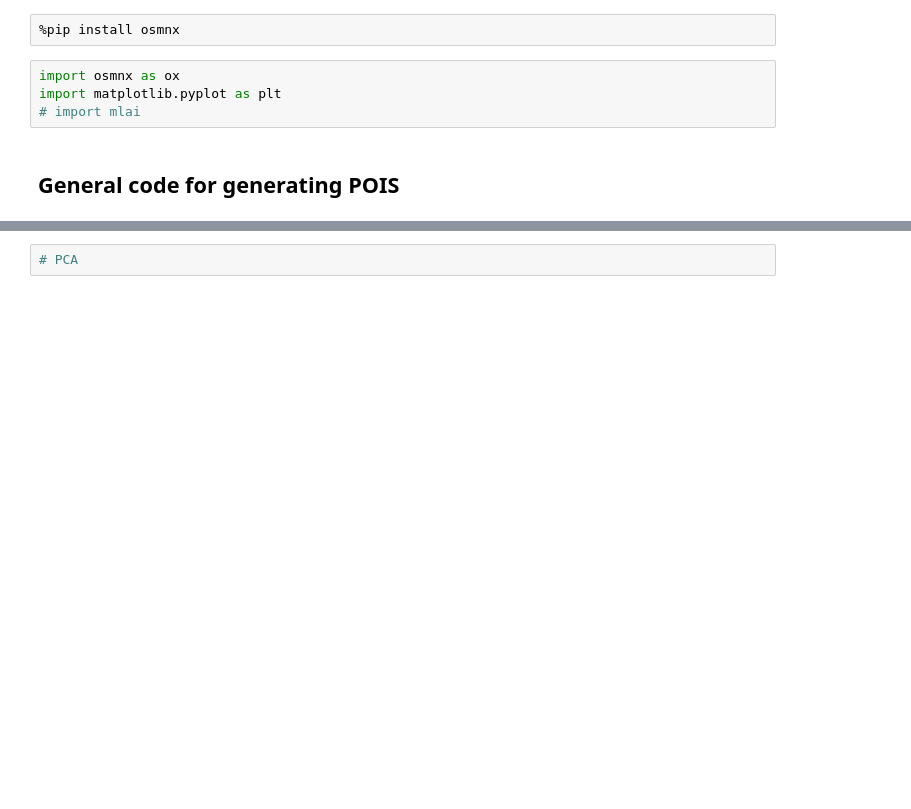
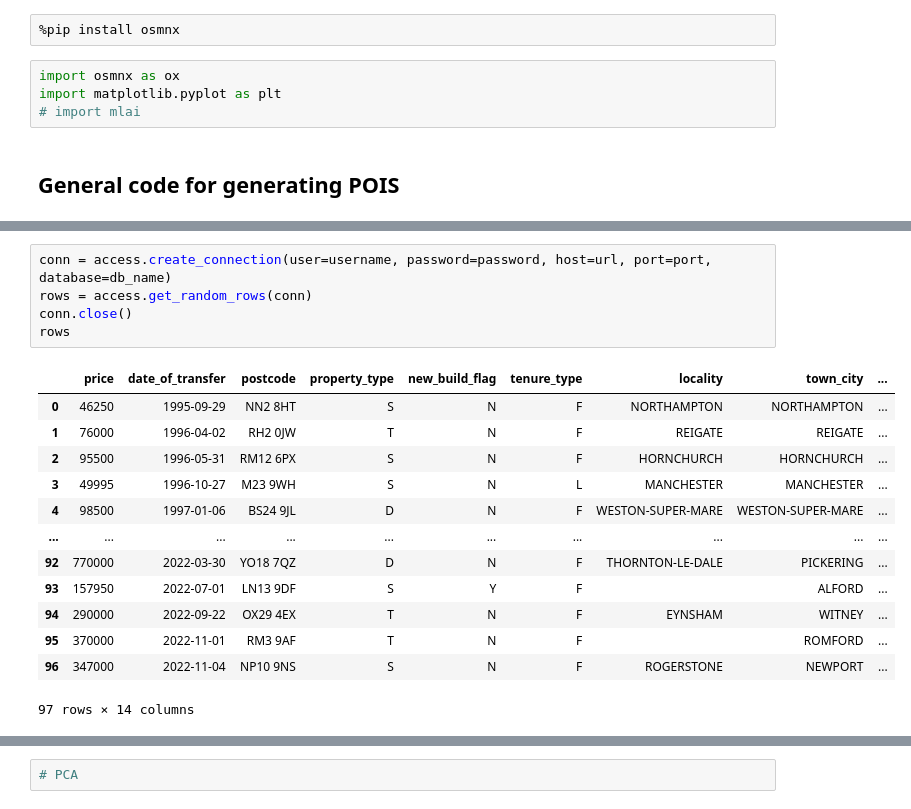
Before and after one commit to Isaac-d22/ADS_final_assign, a Jupyter notebook: notebooks/ADS_Report_2268A.ipynb, the cells around one changed output, grey strips where cells are left out. Drawn from its saved outputs; the diff is of its cells as text; blank space fills up the shorter version.

Commit message:
Random sampling of table rows

```diff
--- a/notebooks/ADS_Report_2268A.ipynb
+++ b/notebooks/ADS_Report_2268A.ipynb
@@ -537,0 +537,19 @@ for i in range(len(tags)):
+# %%
+conn = access.create_connection(user=username, password=password, host=url, port=port, database=db_name)
+rows = access.get_random_rows(conn)
+conn.close()
+rows
+# %% [output]
+|  | price | date_of_transfer | postcode | property_type | new_build_flag | tenure_type | locality | town_city | ... |
+| 0 | 46250 | 1995-09-29 | NN2 8HT | S | N | F | NORTHAMPTON | NORTHAMPTON | ... |
+| 1 | 76000 | 1996-04-02 | RH2 0JW | T | N | F | REIGATE | REIGATE | ... |
+| 2 | 95500 | 1996-05-31 | RM12 6PX | S | N | F | HORNCHURCH | HORNCHURCH | ... |
+| 3 | 49995 | 1996-10-27 | M23 9WH | S | N | L | MANCHESTER | MANCHESTER | ... |
+| 4 | 98500 | 1997-01-06 | BS24 9JL | D | N | F | WESTON-SUPER-MARE | WESTON-SUPER-MARE | ... |
+| ... | ... | ... | ... | ... | ... | ... | ... | ... | ... |
+| 92 | 770000 | 2022-03-30 | YO18 7QZ | D | N | F | THORNTON-LE-DALE | PICKERING | ... |
+| 93 | 157950 | 2022-07-01 | LN13 9DF | S | Y | F |  | ALFORD | ... |
+| 94 | 290000 | 2022-09-22 | OX29 4EX | T | N | F | EYNSHAM | WITNEY | ... |
+| 95 | 370000 | 2022-11-01 | RM3 9AF | T | N | F |  | ROMFORD | ... |
+| 96 | 347000 | 2022-11-04 | NP10 9NS | S | N | F | ROGERSTONE | NEWPORT | ... |
+97 rows × 14 columns
```
Also changed, not shown: parts of 11 cells of this notebook, 3 other files.
